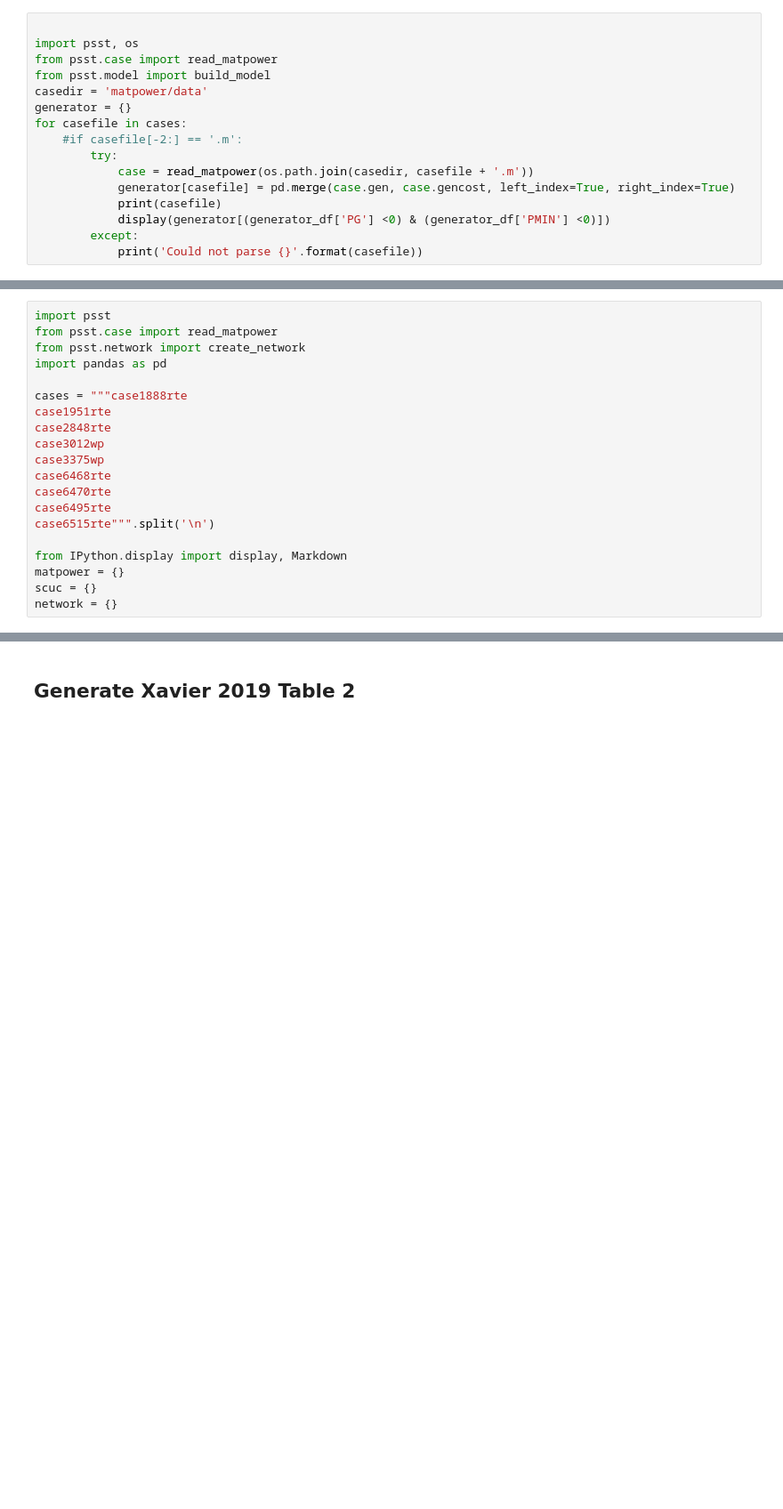
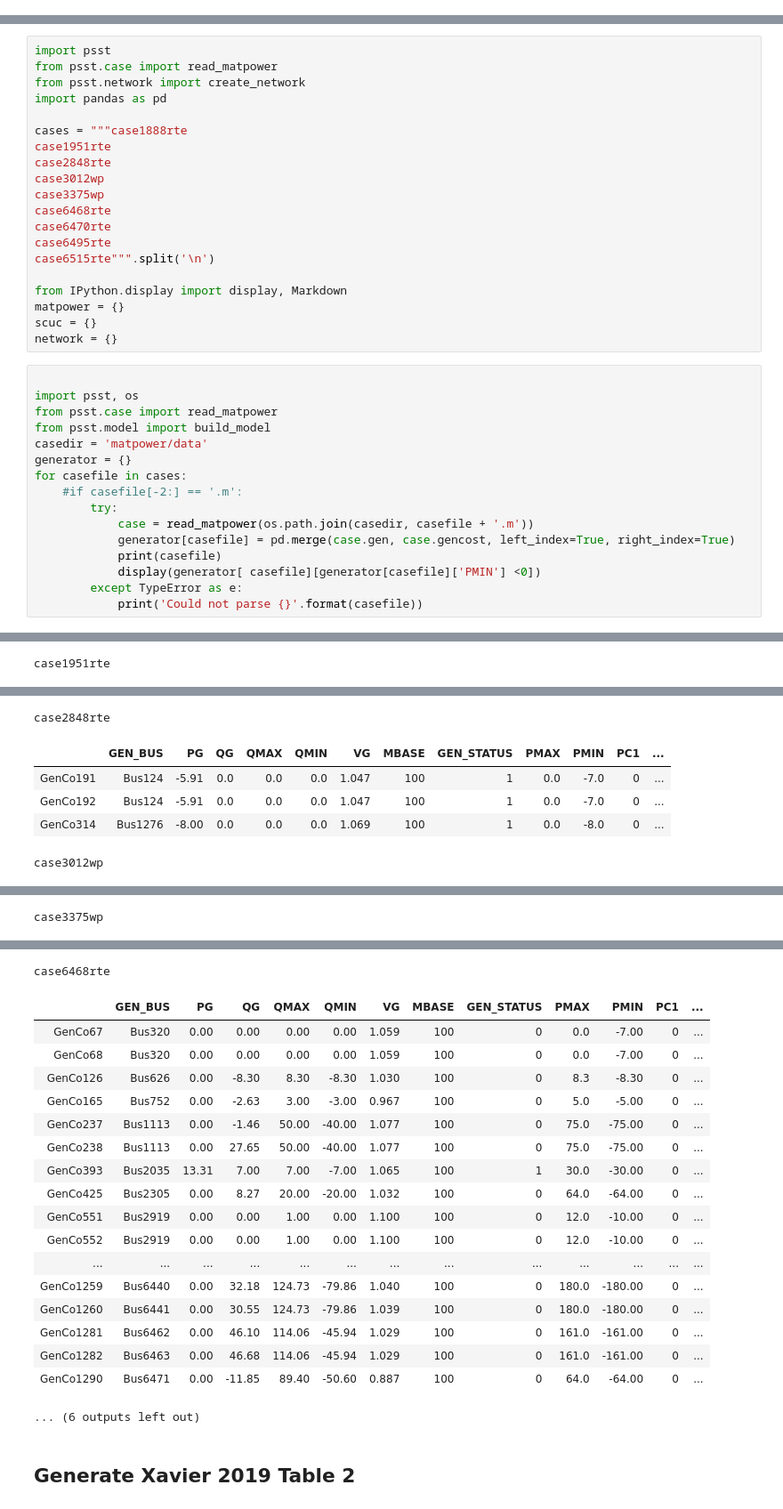
Before and after one commit to djinnome/Xavier2019, a Jupyter notebook: Xavier2019.ipynb, the cells around one changed output, grey strips where cells are left out. Shown at 89% size. Cells and saved outputs as stored; diff of their text form; blank space fills up the shorter version.

Commit message:
Fixed search for negative PMIN

```diff
--- a/Xavier2019.ipynb
+++ b/Xavier2019.ipynb
@@ -181,19 +181,3 @@ Writing MIP solution to '/var/folders/z1/nhct2gps3y94tkbwqvvd7y_jw6p1l8/T/tmp6c2
 | 23 | 0.0 | 1.0 |
 # %% [markdown]
 ## Which Matpower cases are readable?  Which are convertable to a UC model?
-# %%
-
-import psst, os
-from psst.case import read_matpower
-from psst.model import build_model
-casedir = 'matpower/data'
-generator = {}
-for casefile in cases:
-    #if casefile[-2:] == '.m':
-        try:
-            case = read_matpower(os.path.join(casedir, casefile + '.m'))
-            generator[casefile] = pd.merge(case.gen, case.gencost, left_index=True, right_index=True)
-            print(casefile)
-            display(generator[(generator_df['PG'] <0) & (generator_df['PMIN'] <0)])
-        except:
-            print('Could not parse {}'.format(casefile))
@@ -241,3 +201,20 @@ from IPython.display import display, Markdown
 matpower = {}
 scuc = {}
 network = {}
+# %%
+
+import psst, os
+from psst.case import read_matpower
+from psst.model import build_model
+casedir = 'matpower/data'
+generator = {}
+for casefile in cases:
+    #if casefile[-2:] == '.m':
+        try:
+            case = read_matpower(os.path.join(casedir, casefile + '.m'))
+            generator[casefile] = pd.merge(case.gen, case.gencost, left_index=True, right_index=True)
+            print(casefile)
+            display(generator[ casefile][generator[casefile]['PMIN'] <0])
+        except TypeError as e:
+            print('Could not parse {}'.format(casefile))
+# %% [output]
@@ -243,0 +224 @@ network = {}
+case1951rte
@@ -243,0 +227,6 @@ network = {}
+case2848rte
+|  | GEN_BUS | PG | QG | QMAX | QMIN | VG | MBASE | GEN_STATUS | PMAX | PMIN | PC1 | ... |
+| GenCo191 | Bus124 | -5.91 | 0.0 | 0.0 | 0.0 | 1.047 | 100 | 1 | 0.0 | -7.0 | 0 | ... |
+| GenCo192 | Bus124 | -5.91 | 0.0 | 0.0 | 0.0 | 1.047 | 100 | 1 | 0.0 | -7.0 | 0 | ... |
+| GenCo314 | Bus1276 | -8.00 | 0.0 | 0.0 | 0.0 | 1.069 | 100 | 1 | 0.0 | -8.0 | 0 | ... |
+case3012wp
@@ -243,0 +247 @@ network = {}
+case3375wp
@@ -244,3 +262,22 @@ network = {}
+case6468rte
+|  | GEN_BUS | PG | QG | QMAX | QMIN | VG | MBASE | GEN_STATUS | PMAX | PMIN | PC1 | ... |
+| GenCo67 | Bus320 | 0.00 | 0.00 | 0.00 | 0.00 | 1.059 | 100 | 0 | 0.0 | -7.00 | 0 | ... |
+| GenCo68 | Bus320 | 0.00 | 0.00 | 0.00 | 0.00 | 1.059 | 100 | 0 | 0.0 | -7.00 | 0 | ... |
+| GenCo126 | Bus626 | 0.00 | -8.30 | 8.30 | -8.30 | 1.030 | 100 | 0 | 8.3 | -8.30 | 0 | ... |
+| GenCo165 | Bus752 | 0.00 | -2.63 | 3.00 | -3.00 | 0.967 | 100 | 0 | 5.0 | -5.00 | 0 | ... |
+| GenCo237 | Bus1113 | 0.00 | -1.46 | 50.00 | -40.00 | 1.077 | 100 | 0 | 75.0 | -75.00 | 0 | ... |
+| GenCo238 | Bus1113 | 0.00 | 27.65 | 50.00 | -40.00 | 1.077 | 100 | 0 | 75.0 | -75.00 | 0 | ... |
+| GenCo393 | Bus2035 | 13.31 | 7.00 | 7.00 | -7.00 | 1.065 | 100 | 1 | 30.0 | -30.00 | 0 | ... |
+| GenCo425 | Bus2305 | 0.00 | 8.27 | 20.00 | -20.00 | 1.032 | 100 | 0 | 64.0 | -64.00 | 0 | ... |
+| GenCo551 | Bus2919 | 0.00 | 0.00 | 1.00 | 0.00 | 1.100 | 100 | 0 | 12.0 | -10.00 | 0 | ... |
+| GenCo552 | Bus2919 | 0.00 | 0.00 | 1.00 | 0.00 | 1.100 | 100 | 0 | 12.0 | -10.00 | 0 | ... |
+| ... | ... | ... | ... | ... | ... | ... | ... | ... | ... | ... | ... | ... |
+| GenCo1259 | Bus6440 | 0.00 | 32.18 | 124.73 | -79.86 | 1.040 | 100 | 0 | 180.0 | -180.00 | 0 | ... |
+| GenCo1260 | Bus6441 | 0.00 | 30.55 | 124.73 | -79.86 | 1.039 | 100 | 0 | 180.0 | -180.00 | 0 | ... |
+| GenCo1281 | Bus6462 | 0.00 | 46.10 | 114.06 | -45.94 | 1.029 | 100 | 0 | 161.0 | -161.00 | 0 | ... |
+| GenCo1282 | Bus6463 | 0.00 | 46.68 | 114.06 | -45.94 | 1.029 | 100 | 0 | 161.0 | -161.00 | 0 | ... |
+| GenCo1290 | Bus6471 | 0.00 | -11.85 | 89.40 | -50.60 | 0.887 | 100 | 0 | 64.0 | -64.00 | 0 | ... |
+... (6 outputs left out)
 # %% [markdown]
 ## Generate Xavier 2019 Table 2
 # %%
```
Also changed, not shown: parts of 2 cells of this notebook.
